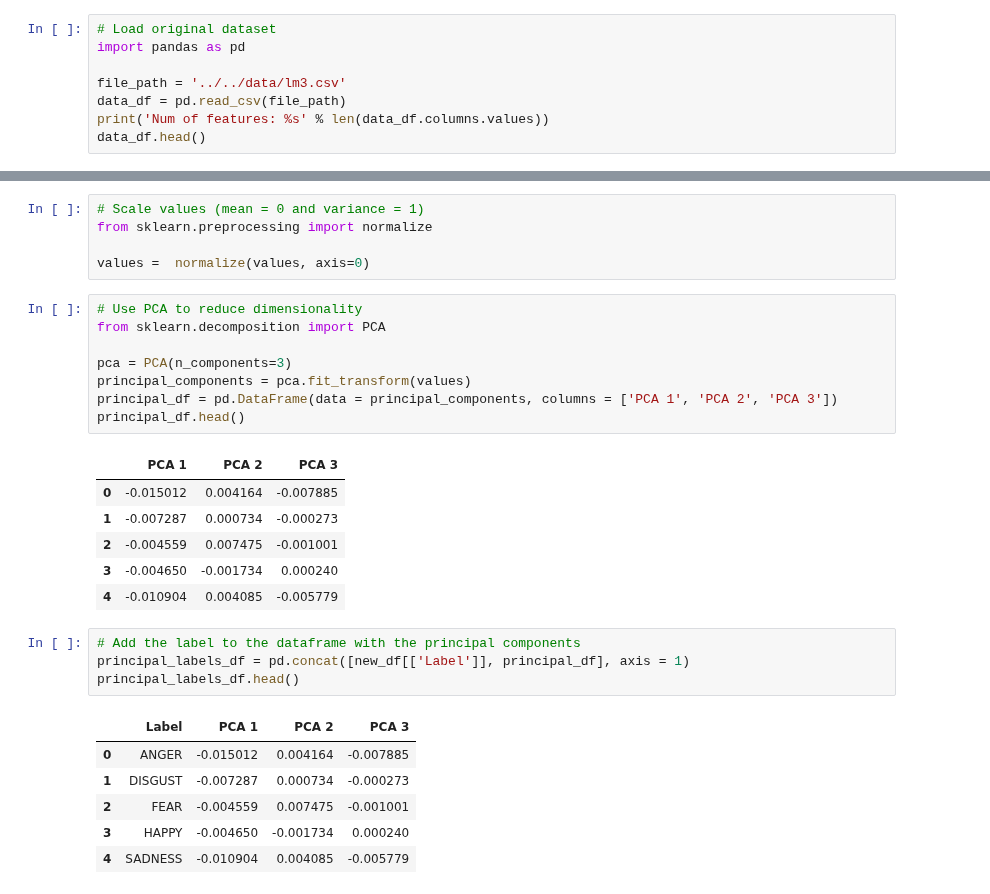
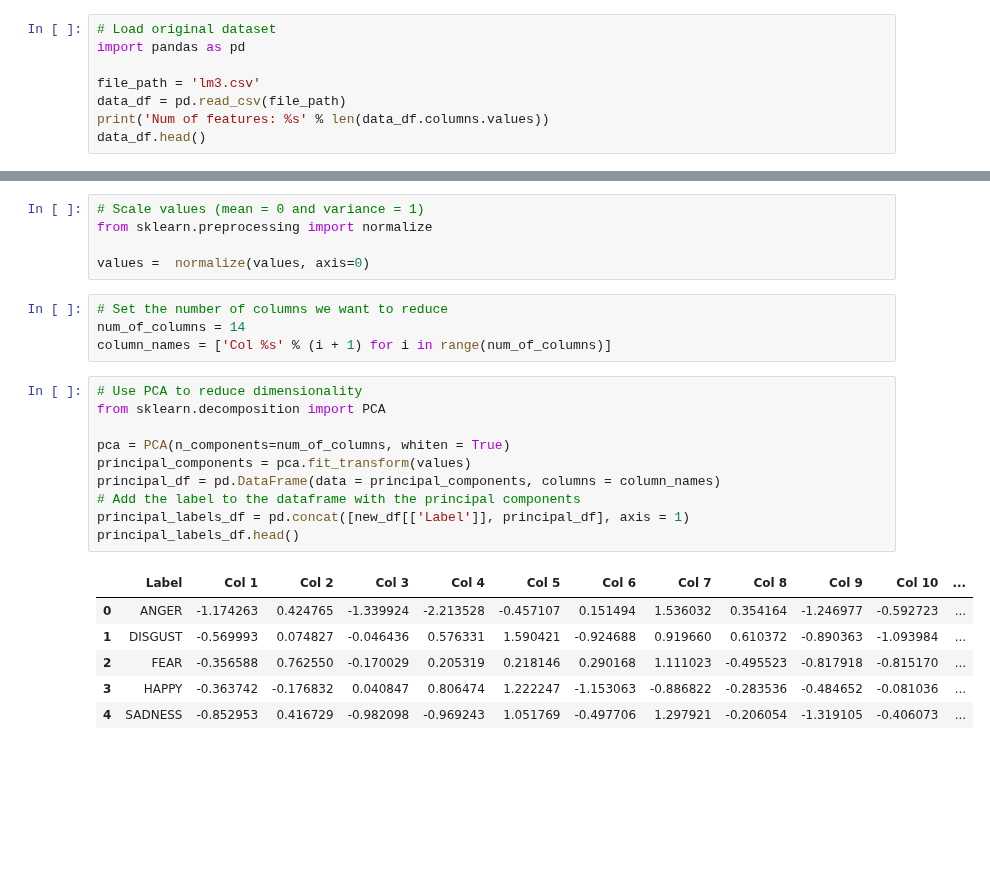
Before and after one commit to diegocasmo/iis-project, a Jupyter notebook: code/lm3-analysis/solution-nose-tip-lm3.ipynb, the cells around one changed output, grey strips where cells are left out. Saved outputs shown, nothing was run; the diff lists cells and outputs as text; blank space fills up the shorter version.

```diff
--- a/code/lm3-analysis/solution-nose-tip-lm3.ipynb
+++ b/code/lm3-analysis/solution-nose-tip-lm3.ipynb
@@ -2,7 +2,7 @@
 # Load original dataset
 import pandas as pd
 
-file_path = '../../data/lm3.csv'
+file_path = 'lm3.csv'
 data_df = pd.read_csv(file_path)
 print('Num of features: %s' % len(data_df.columns.values))
 data_df.head()
@@ -105,32 +105,27 @@ labels = new_df.loc[:,['Label']].values
 from sklearn.preprocessing import normalize
 
 values =  normalize(values, axis=0)
+# %%
+# Set the number of columns we want to reduce
+num_of_columns = 14
+column_names = ['Col %s' % (i + 1) for i in range(num_of_columns)]
 # %%
 # Use PCA to reduce dimensionality
 from sklearn.decomposition import PCA
 
-pca = PCA(n_components=3)
+pca = PCA(n_components=num_of_columns, whiten = True)
 principal_components = pca.fit_transform(values)
-principal_df = pd.DataFrame(data = principal_components, columns = ['PCA 1', 'PCA 2', 'PCA 3'])
-principal_df.head()
+principal_df = pd.DataFrame(data = principal_components, columns = column_names)
+# Add the label to the dataframe with the principal components
+principal_labels_df = pd.concat([new_df[['Label']], principal_df], axis = 1)
+principal_labels_df.head()
 # %% [output]
-|  | PCA 1 | PCA 2 | PCA 3 |
-| 0 | -0.015012 | 0.004164 | -0.007885 |
-| 1 | -0.007287 | 0.000734 | -0.000273 |
-| 2 | -0.004559 | 0.007475 | -0.001001 |
-| 3 | -0.004650 | -0.001734 | 0.000240 |
-| 4 | -0.010904 | 0.004085 | -0.005779 |
+|  | Label | Col 1 | Col 2 | Col 3 | Col 4 | Col 5 | Col 6 | Col 7 | Col 8 | Col 9 | Col 10 | ... |
+| 0 | ANGER | -1.174263 | 0.424765 | -1.339924 | -2.213528 | -0.457107 | 0.151494 | 1.536032 | 0.354164 | -1.246977 | -0.592723 | ... |
+| 1 | DISGUST | -0.569993 | 0.074827 | -0.046436 | 0.576331 | 1.590421 | -0.924688 | 0.919660 | 0.610372 | -0.890363 | -1.093984 | ... |
+| 2 | FEAR | -0.356588 | 0.762550 | -0.170029 | 0.205319 | 0.218146 | 0.290168 | 1.111023 | -0.495523 | -0.817918 | -0.815170 | ... |
+| 3 | HAPPY | -0.363742 | -0.176832 | 0.040847 | 0.806474 | 1.222247 | -1.153063 | -0.886822 | -0.283536 | -0.484652 | -0.081036 | ... |
+| 4 | SADNESS | -0.852953 | 0.416729 | -0.982098 | -0.969243 | 1.051769 | -0.497706 | 1.297921 | -0.206054 | -1.319105 | -0.406073 | ... |
-# %%
-# Add the label to the dataframe with the principal components
-principal_labels_df = pd.concat([new_df[['Label']], principal_df], axis = 1)
-principal_labels_df.head()
-# %% [output]
-|  | Label | PCA 1 | PCA 2 | PCA 3 |
-| 0 | ANGER | -0.015012 | 0.004164 | -0.007885 |
-| 1 | DISGUST | -0.007287 | 0.000734 | -0.000273 |
-| 2 | FEAR | -0.004559 | 0.007475 | -0.001001 |
-| 3 | HAPPY | -0.004650 | -0.001734 | 0.000240 |
-| 4 | SADNESS | -0.010904 | 0.004085 | -0.005779 |
 # %%
 # Visualize the PCA 2d projection
 import matplotlib.pyplot as plt
```
Also changed, not shown: parts of 6 cells of this notebook.
